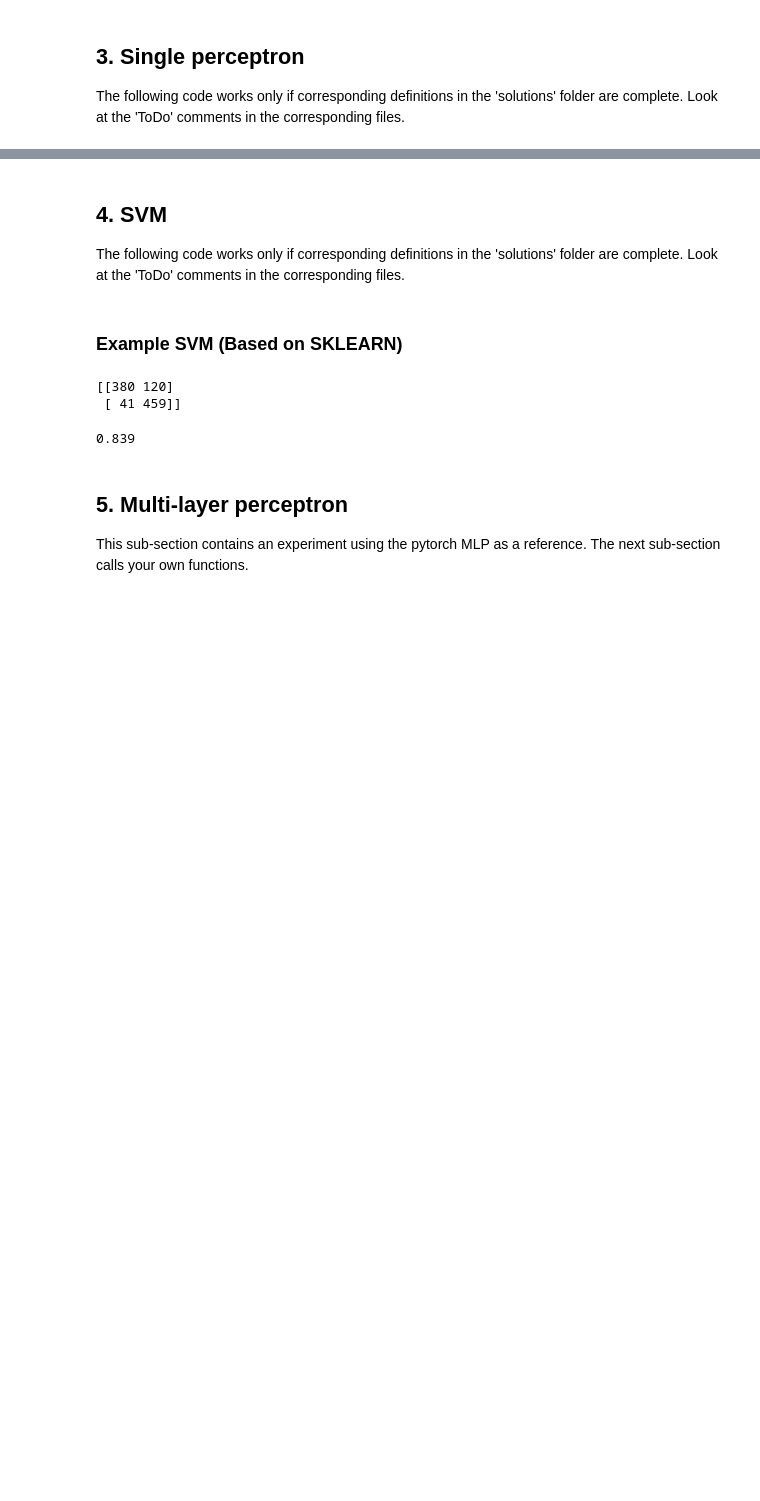
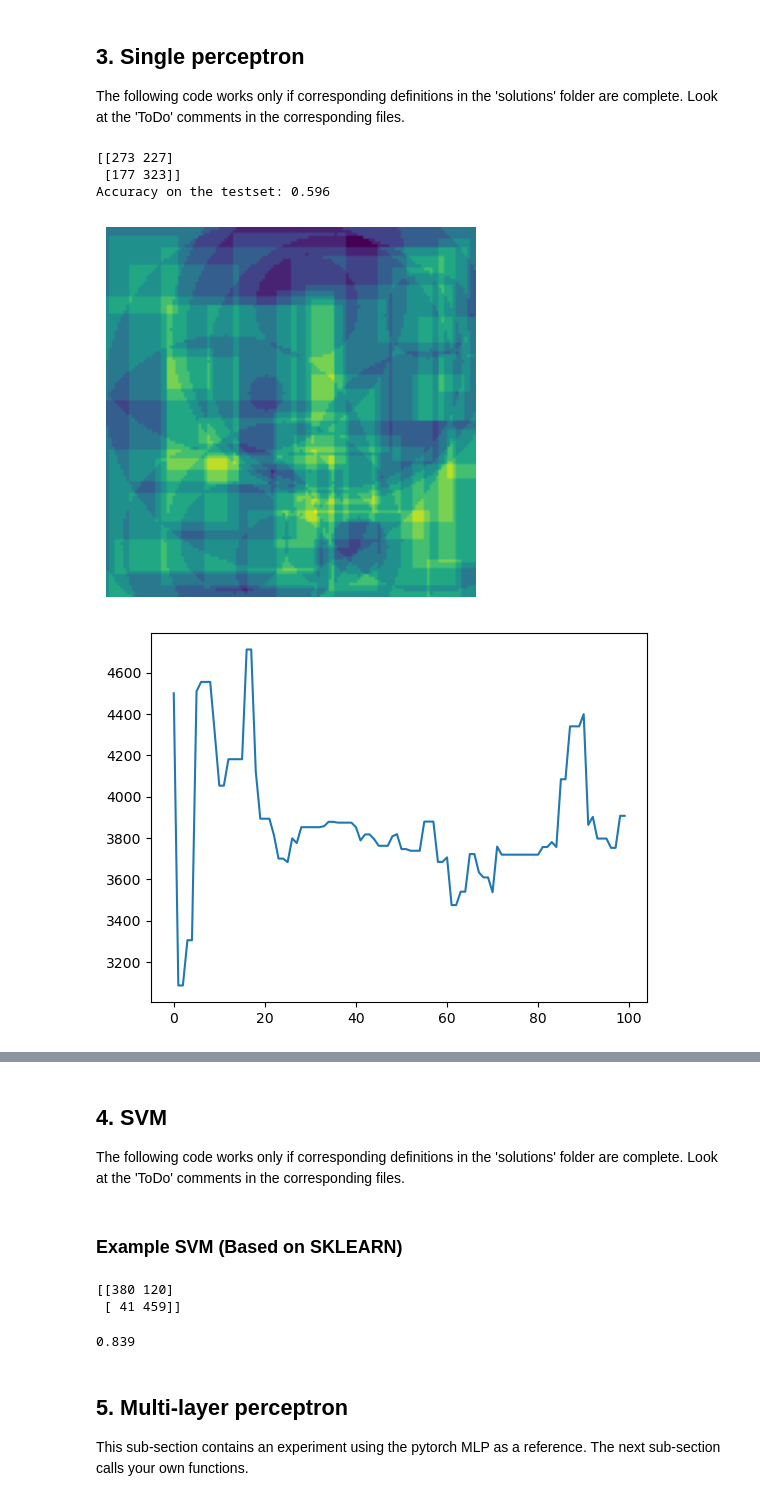
Before and after one commit to akarampekios/ml_for_vc, a Jupyter notebook: ML_Exercise1.ipynb, the cells around one changed output, grey strips where cells are left out. Saved outputs shown, nothing was run; the diff lists cells and outputs as text; code cells hidden in the pictures; blank space fills up the shorter version.

```diff
--- a/ML_Exercise1.ipynb
+++ b/ML_Exercise1.ipynb
@@ -87,16 +100,29 @@ from solutions.perceptron import Perceptron
 # %%
-perceptron = Perceptron(lr=LR_SLP)
+perceptron = Perceptron(lr=LR_SLP,epochs=100)
 
 miss_list = perceptron.fit(dataset_train, labels_train)
+
+y_pred = perceptron.predict(dataset_test)
+cm = confusion_matrix(labels_test, y_pred)
+print(cm)
+acc = accuracy_score(labels_test,y_pred)
+
+print("Accuracy on the testset:", acc)
 
 fig = plt.figure()
 plt.imshow(perceptron.w.reshape((128, 128)))
 plt.axis('off')
 plt.show()
 
 fig = plt.figure()
 plt.plot(miss_list)
 plt.show()
+# %% [output]
+[[273 227]
+ [177 323]]
+Accuracy on the testset: 0.596
+[figure, added]
+[figure, added]
 # %% [markdown]
 <div style="background-color:rgba(255, 255, 255, 1); text-align:center; vertical-align: middle; padding:40px 0;">
 
```
Also changed, not shown: parts of 8 cells of this notebook, 3 other files.
